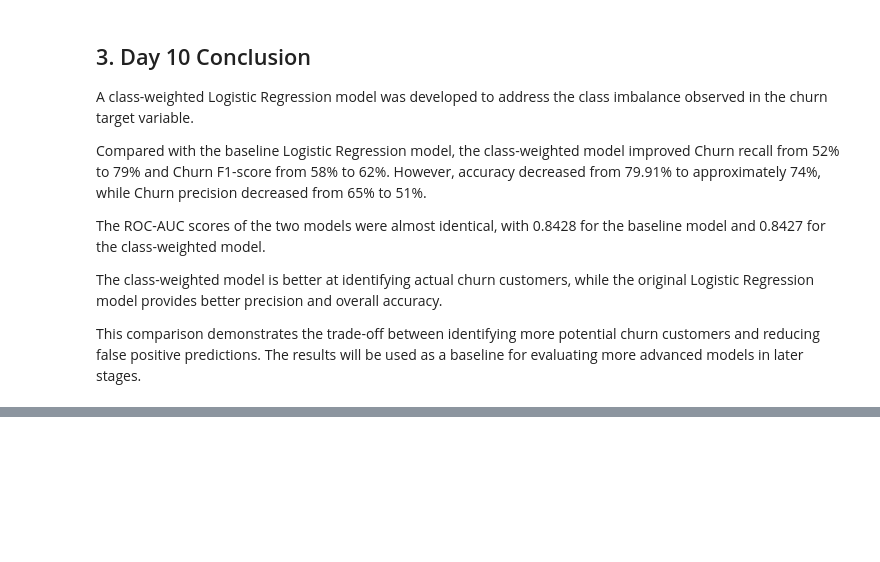
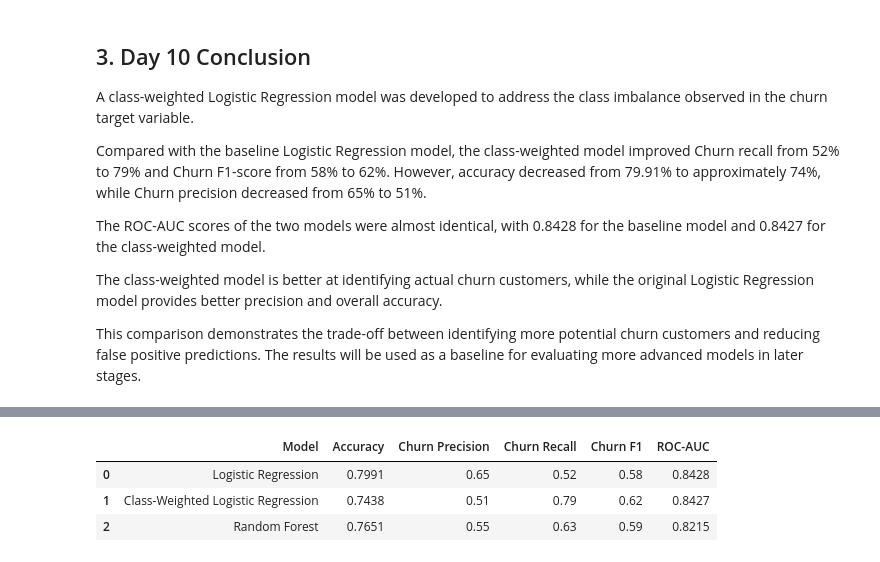
Before and after one commit to sagarsiddharth09-blip/customer-churn-LTV-engine, a Jupyter notebook: Akshay_Baseline_Analytics.ipynb, the cells around one changed output, grey strips where cells are left out. Cells and saved outputs as stored; diff of their text form; code cells hidden in the pictures; blank space fills up the shorter version.

Commit message:
Add Day 11 Random Forest model

```diff
--- a/Akshay_Baseline_Analytics.ipynb
+++ b/Akshay_Baseline_Analytics.ipynb
@@ -2874,0 +2954,17 @@ This comparison demonstrates the trade-off between identifying more potential ch
+# %%
+from sklearn.metrics import roc_auc_score
+
+# Predict churn probabilities
+
+y_pred_proba_rf = random_forest_model.predict_proba(
+    X_test_encoded
+)[:, 1]
+
+# Calculate ROC-AUC
+
+rf_roc_auc = roc_auc_score(
+    y_test,
+    y_pred_proba_rf
+)
+
+print("Random Forest ROC-AUC:", round(rf_roc_auc, 4))
@@ -2874,0 +2979,42 @@ This comparison demonstrates the trade-off between identifying more potential ch
+# %%
+# Create comparison table for all three models
+
+model_comparison_all = pd.DataFrame({
+    "Model": [
+        "Logistic Regression",
+        "Class-Weighted Logistic Regression",
+        "Random Forest"
+    ],
+    "Accuracy": [
+        accuracy,
+        accuracy_score(y_test, y_pred_weighted),
+        rf_accuracy
+    ],
+    "Churn Precision": [
+        0.65,
+        0.51,
+        0.55
+    ],
+    "Churn Recall": [
+        0.52,
+        0.79,
+        0.63
+    ],
+    "Churn F1": [
+        0.58,
+        0.62,
+        0.59
+    ],
+    "ROC-AUC": [
+        roc_auc,
+        roc_auc_weighted,
+        rf_roc_auc
+    ]
+})
+
+model_comparison_all.round(4)
+# %% [output]
+|  | Model | Accuracy | Churn Precision | Churn Recall | Churn F1 | ROC-AUC |
+| 0 | Logistic Regression | 0.7991 | 0.65 | 0.52 | 0.58 | 0.8428 |
+| 1 | Class-Weighted Logistic Regression | 0.7438 | 0.51 | 0.79 | 0.62 | 0.8427 |
+| 2 | Random Forest | 0.7651 | 0.55 | 0.63 | 0.59 | 0.8215 |
```
Also changed, not shown: parts of 9 cells of this notebook.
